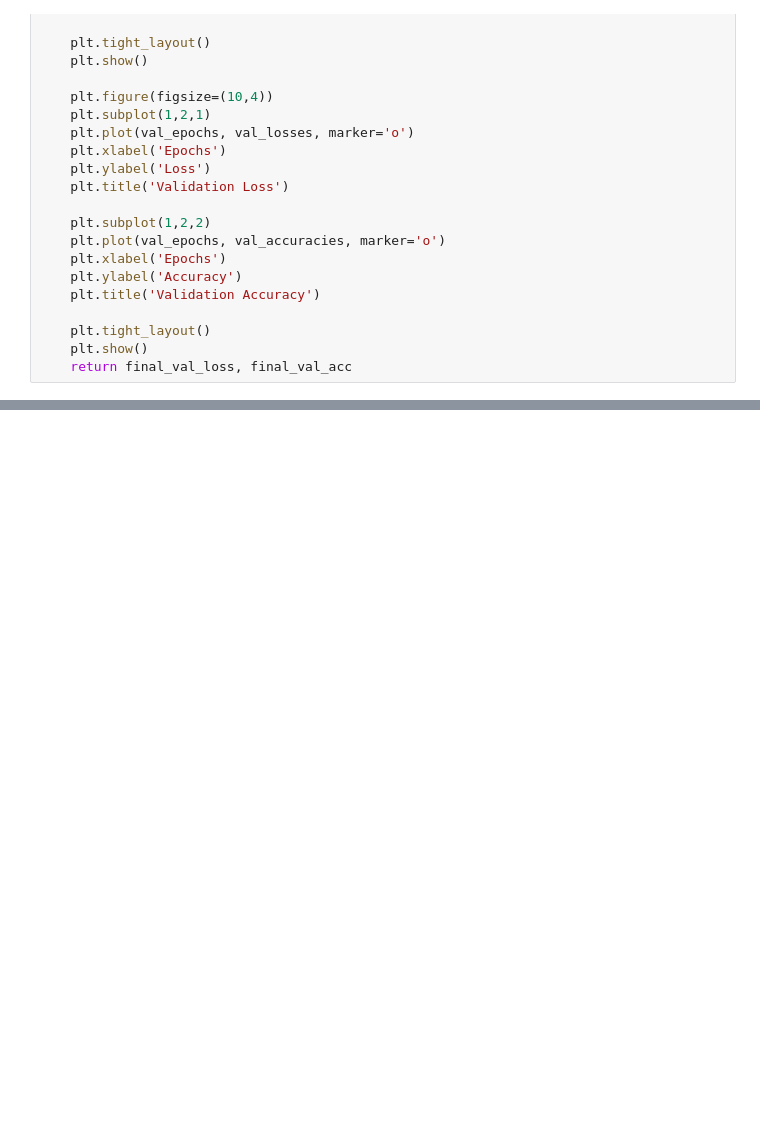
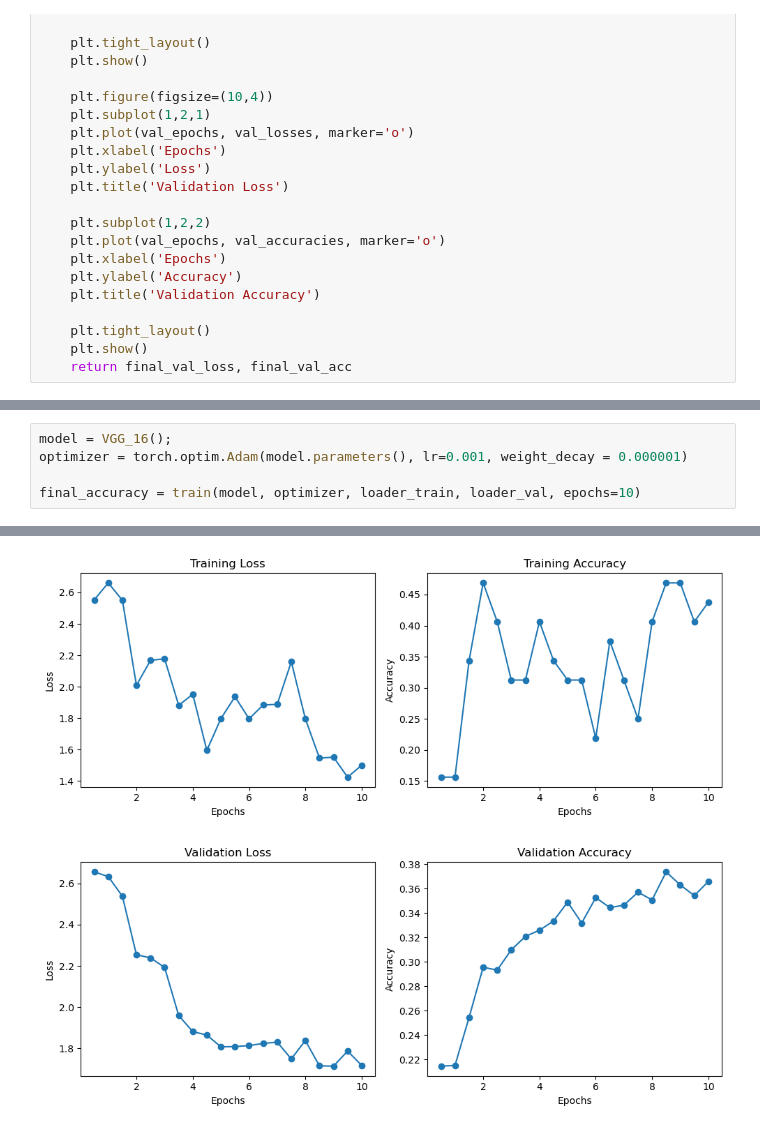
Before and after one commit to ahmedCoder12424/Age-Detector, a Jupyter notebook: VGG16_Model.ipynb, the cells around one changed output, grey strips where cells are left out. Cells and saved outputs as stored; diff of their text form; blank space fills up the shorter version.

Commit message:
updated graphs

```diff
--- a/VGG16_Model.ipynb
+++ b/VGG16_Model.ipynb
@@ -574,0 +517,6 @@ plt.show()
+# %%
+model = VGG_16();
+optimizer = torch.optim.Adam(model.parameters(), lr=0.001, weight_decay = 0.000001)
+
+final_accuracy = train(model, optimizer, loader_train, loader_val, epochs=10)
+# %% [output]
@@ -574,0 +540,2 @@ plt.show()
+[figure, added]
+[figure, added]
```
Also changed, not shown: parts of 3 cells of this notebook.
